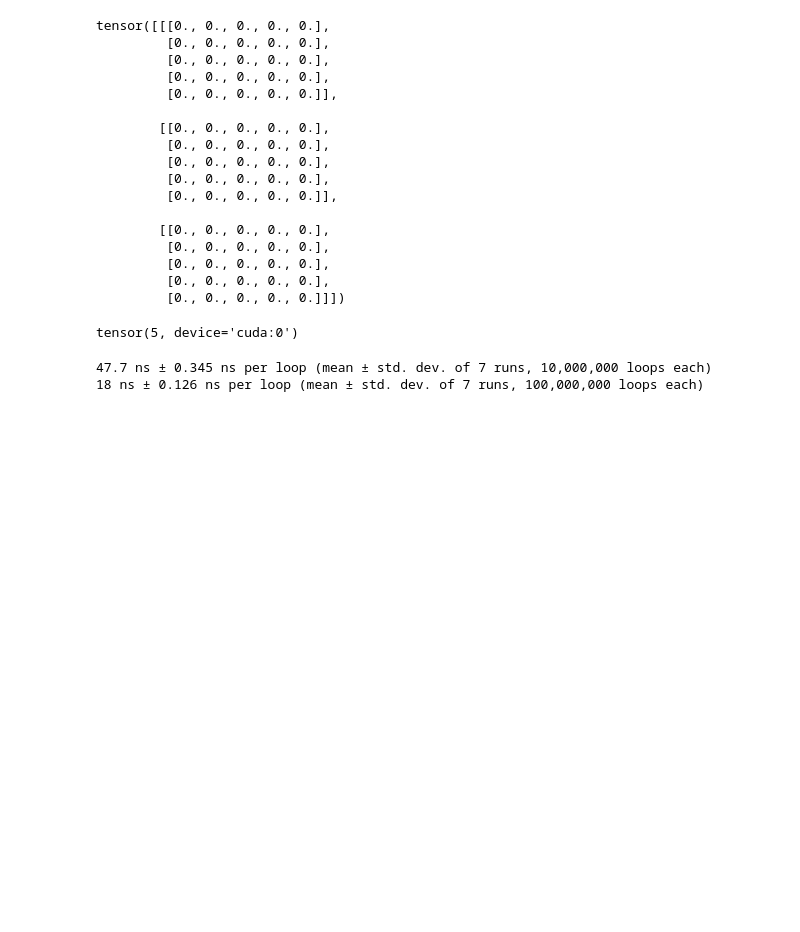
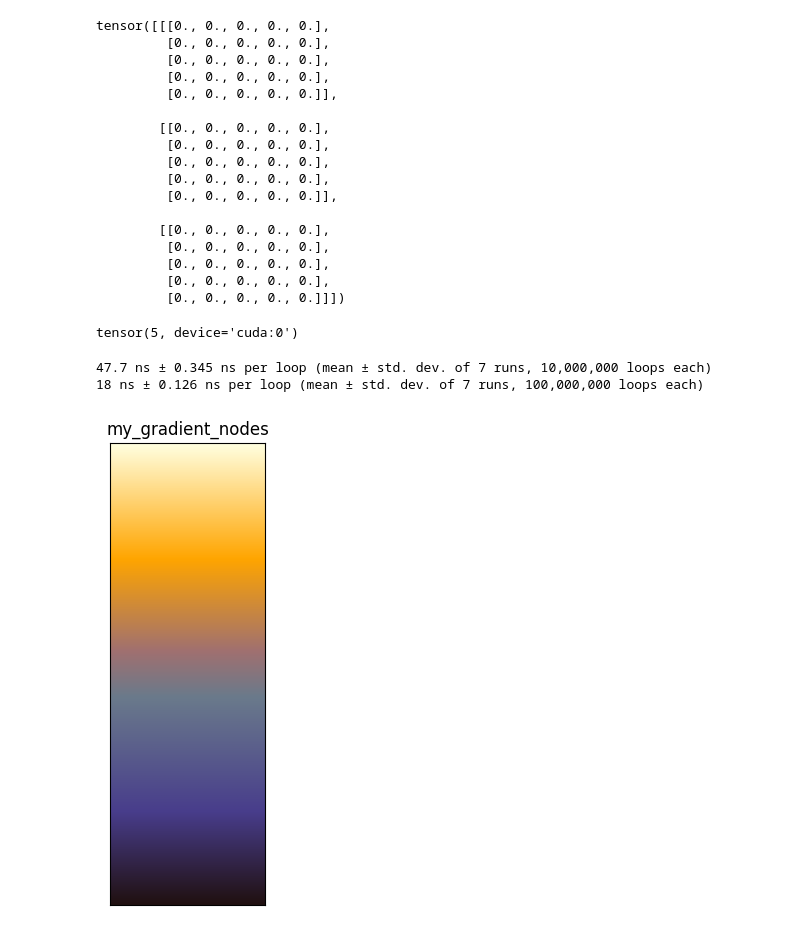
Before and after one commit to HansLuft778/Bitburner, a Jupyter notebook: http_server/gorg.ipynb, the cells around one changed output. Saved outputs shown, nothing was run; the diff lists cells and outputs as text; code cells hidden in the pictures; blank space fills up the shorter version.

```diff
--- a/http_server/gorg.ipynb
+++ b/http_server/gorg.ipynb
@@ -698,3 +702,68 @@ def gorg2():
 # %% [output]
 47.7 ns ± 0.345 ns per loop (mean ± std. dev. of 7 runs, 10,000,000 loops each)
 18 ns ± 0.126 ns per loop (mean ± std. dev. of 7 runs, 100,000,000 loops each)
+# %%
+import matplotlib.pyplot as plt
+import matplotlib.colors as mcolors
+import numpy as np
+
+# 1. Define the list of colors (and optionally nodes)
+# Nodes define where each color is positioned exactly (0.0 = bottom, 1.0 = top)
+# We'll guess some positions to control the transitions.
+
+# Option 1: Simple list (even spacing) - Might not capture the transitions accurately
+# colors_list = [
+#     "#201010",  # Dark Brownish Black
+#     "#483D8B",  # Dark Slate Blue / Indigo
+#     "#778899",  # Light Slate Gray (desat blue mid)
+#     "#BC8F8F",  # Rosy Brown (desat red mid) - approx
+#     "#FFA500",  # Orange
+#     "#FFFFE0"   # Light Yellow
+# ]
+# cmap_name = "my_gradient_simple"
+# custom_cmap = mcolors.LinearSegmentedColormap.from_list(cmap_name, colors_list)
+
+
+# Option 2: Using nodes for better control over transition points
+cmap_name = "my_gradient_nodes"
+nodes = [0.0, 0.2, 0.45, 0.55, 0.75, 1.0]
+colors_list = [
+    "#201010",  # Dark Brownish Black at 0.0
+    "#483D8B",  # Dark Slate Blue / Indigo at 0.2
+    "#6A7A8B",  # Adjusted Slate Gray (desat blue mid) at 0.45
+    "#A07070",  # Adjusted Rosy Brown (desat red mid) at 0.55
+    "#FFA500",  # Orange at 0.75
+    "#FFFFE0",  # Light Yellow at 1.0
+]
+
+
+if len(nodes) != len(colors_list):
+    raise ValueError("Length of nodes and colors must be the same.")
+
+# Create tuples of (node, color)
+node_color_tuples = list(zip(nodes, colors_list))
+
+custom_cmap = mcolors.LinearSegmentedColormap.from_list(cmap_name, node_color_tuples)
+
+# 2. (Optional but recommended) Register the colormap
+# This allows you to use it later just by its name, e.g., cmap="my_gradient_nodes"
+# plt.register_cmap(cmap=custom_cmap)
+
+# 3. Visualize the colormap to check it
+gradient = np.linspace(0, 1, 256)
+gradient = np.vstack((gradient, gradient))  # Create a 2D array for imshow
+
+fig, ax = plt.subplots(figsize=(2, 6))  # Adjust figsize for aspect ratio
+ax.imshow(gradient.T, aspect="auto", cmap=custom_cmap, origin="lower")  # Transpose and set origin
+ax.set_xticks([])
+ax.set_yticks([])
+ax.set_title(cmap_name)
+plt.show()
+
+# --- How to use it in your heatmap ---
+# Assuming `pi_board` contains your policy probabilities
+# ax[1][0].imshow(pi_board, cmap=custom_cmap, interpolation="nearest", ...)
+# or
+# ax[1][0].imshow(pi_board, cmap="my_gradient_nodes", interpolation="nearest", ...) # if registered
+# %% [output]
+[figure, added]
```
Also changed, not shown: parts of 10 cells of this notebook, 2 other files.
